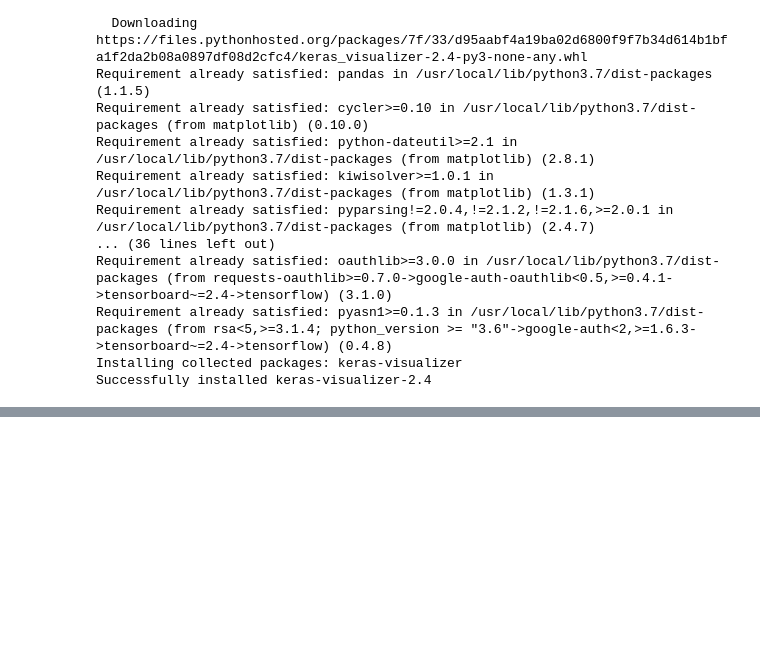
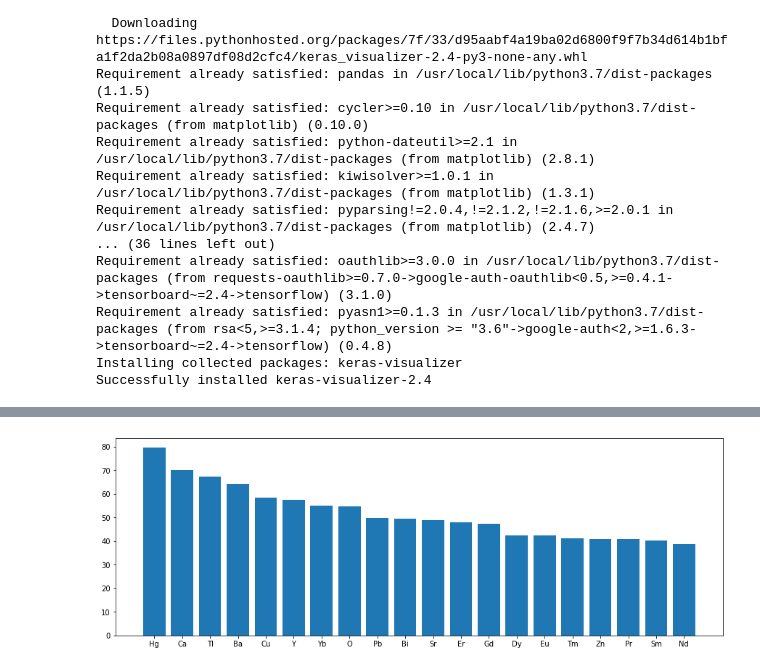
Before and after one commit to Redhatt/MS-ML, a Jupyter notebook: Train.ipynb, the cells around one changed output, grey strips where cells are left out. Cells and saved outputs as stored; diff of their text form; code cells hidden in the pictures; blank space fills up the shorter version.

```diff
--- a/Train.ipynb
+++ b/Train.ipynb
@@ -206,8 +212,35 @@ plt.show()
 # %%
 # mean critical temperature as per element
 
-avg_temp = len(comp)
+avg_temp = [0]*len(comp)
+count    = [1]*len(comp)
 
-for row in data_comp:
+for k, row in enumerate(data_comp):
   norm = sum(row)
-  for val in row:
+  for i, val in enumerate(row):
+    if val>0:
+      avg_temp[i] += temp[k]
+      count[i] += 1
+
+avg_temp = np.asarray(avg_temp, dtype=np.float32)
+count = np.asarray(count, dtype=np.float32)
+avg_temp /= count
+# avg_temp[avg_temp == 'nan'] = 0
+# %%
+figure = plt.figure()
+figure.set_size_inches(15, 5)
+
+new_comp = []
+new_avg_temp = []
+for i in range(avg_temp.shape[0]):
+  if avg_temp[i] != 'nan':
+    new_avg_temp.append(avg_temp[i])
+    new_comp.append(comp[i])
+
+new_avg_temp, new_comp = zip(*sorted(zip(new_avg_temp, new_comp), reverse=1))
+
+size = 20
+plt.bar(new_comp[:size], new_avg_temp[:size])
+plt.show()
+# %% [output]
+[figure, added]
```
Also changed, not shown: parts of 9 cells of this notebook.
